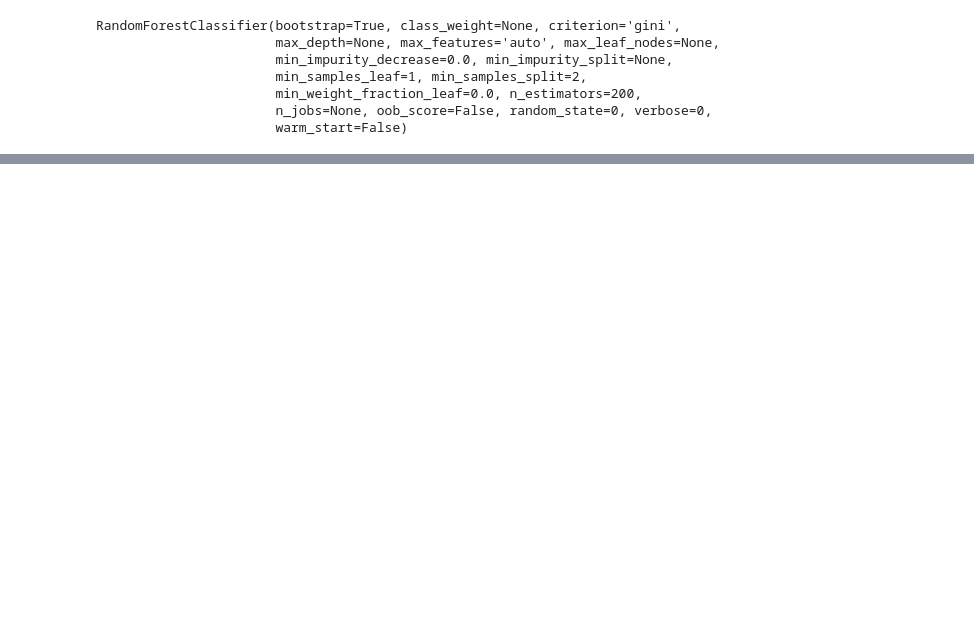
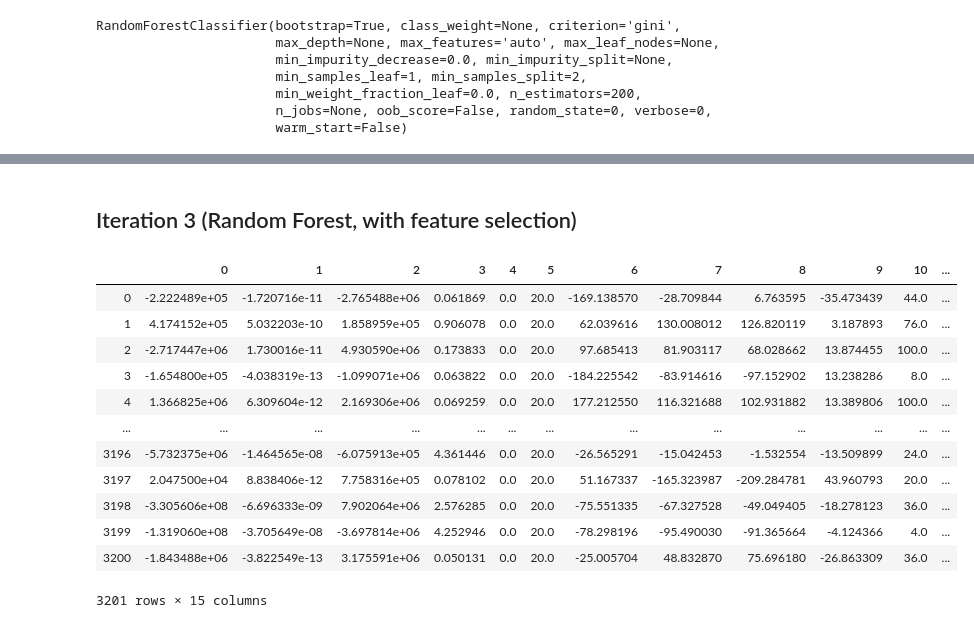
Before and after one commit to samuelkhoo/NUS_Fintech_Time_Series_Model_Evaluation, a Jupyter notebook: Decision Trees Research/Decision Trees Stock Prediction.ipynb, the cells around one changed output, grey strips where cells are left out. Drawn from its saved outputs; the diff is of its cells as text; code cells hidden in the pictures; blank space fills up the shorter version.

```diff
--- a/Decision Trees Research/Decision Trees Stock Prediction.ipynb
+++ b/Decision Trees Research/Decision Trees Stock Prediction.ipynb
@@ -213,0 +240,2 @@ Our model accuracy is pretty bad - an accuracy of 0.52 is equivalent to random c
+# %% [markdown]
+## Iteration 3 (Random Forest, with feature selection)
@@ -213,0 +244,19 @@ Our model accuracy is pretty bad - an accuracy of 0.52 is equivalent to random c
+# %%
+k = 15
+X_train_kbest = pd.DataFrame(SelectKBest(f_classif, k=k).fit(X_train, y_train).transform(X_train))
+# %%
+X_train_kbest
+# %% [output]
+|  | 0 | 1 | 2 | 3 | 4 | 5 | 6 | 7 | 8 | 9 | 10 | ... |
+| 0 | -2.222489e+05 | -1.720716e-11 | -2.765488e+06 | 0.061869 | 0.0 | 20.0 | -169.138570 | -28.709844 | 6.763595 | -35.473439 | 44.0 | ... |
+| 1 | 4.174152e+05 | 5.032203e-10 | 1.858959e+05 | 0.906078 | 0.0 | 20.0 | 62.039616 | 130.008012 | 126.820119 | 3.187893 | 76.0 | ... |
+| 2 | -2.717447e+06 | 1.730016e-11 | 4.930590e+06 | 0.173833 | 0.0 | 20.0 | 97.685413 | 81.903117 | 68.028662 | 13.874455 | 100.0 | ... |
+| 3 | -1.654800e+05 | -4.038319e-13 | -1.099071e+06 | 0.063822 | 0.0 | 20.0 | -184.225542 | -83.914616 | -97.152902 | 13.238286 | 8.0 | ... |
+| 4 | 1.366825e+06 | 6.309604e-12 | 2.169306e+06 | 0.069259 | 0.0 | 20.0 | 177.212550 | 116.321688 | 102.931882 | 13.389806 | 100.0 | ... |
+| ... | ... | ... | ... | ... | ... | ... | ... | ... | ... | ... | ... | ... |
+| 3196 | -5.732375e+06 | -1.464565e-08 | -6.075913e+05 | 4.361446 | 0.0 | 20.0 | -26.565291 | -15.042453 | -1.532554 | -13.509899 | 24.0 | ... |
+| 3197 | 2.047500e+04 | 8.838406e-12 | 7.758316e+05 | 0.078102 | 0.0 | 20.0 | 51.167337 | -165.323987 | -209.284781 | 43.960793 | 20.0 | ... |
+| 3198 | -3.305606e+08 | -6.696333e-09 | 7.902064e+06 | 2.576285 | 0.0 | 20.0 | -75.551335 | -67.327528 | -49.049405 | -18.278123 | 36.0 | ... |
+| 3199 | -1.319060e+08 | -3.705649e-08 | -3.697814e+06 | 4.252946 | 0.0 | 20.0 | -78.298196 | -95.490030 | -91.365664 | -4.124366 | 4.0 | ... |
+| 3200 | -1.843488e+06 | -3.822549e-13 | 3.175591e+06 | 0.050131 | 0.0 | 20.0 | -25.005704 | 48.832870 | 75.696180 | -26.863309 | 36.0 | ... |
+3201 rows × 15 columns
```
Also changed, not shown: parts of 23 cells of this notebook, 3 other files.
